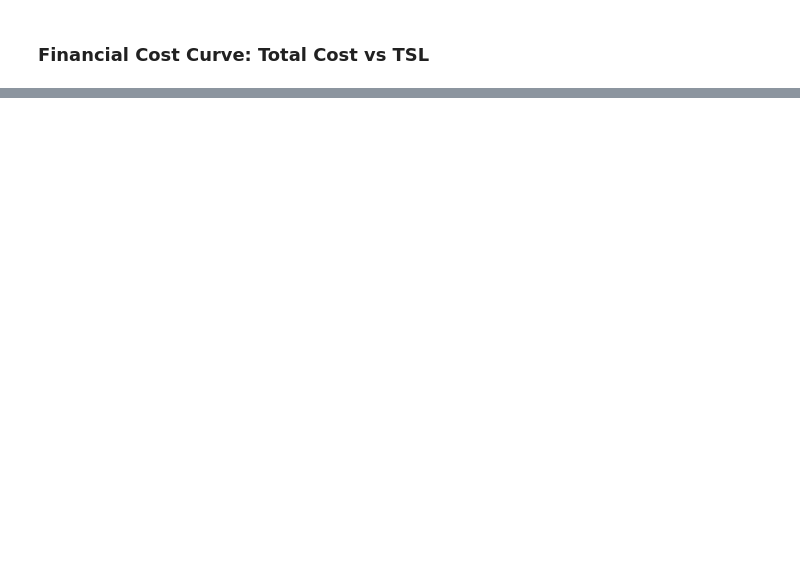
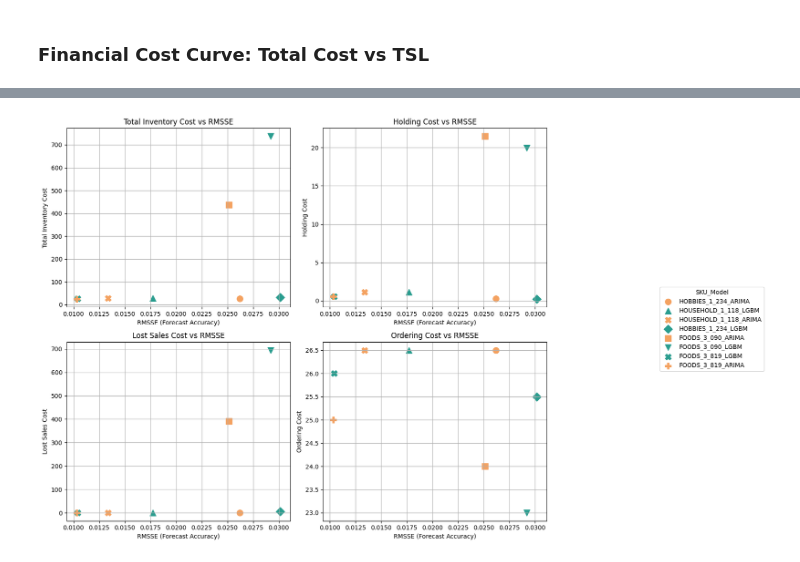
Before and after one commit to Clairey33/IOE541-Project----From-Forecasts-to-Fulfillment, a Jupyter notebook: Code/result_evaluation.ipynb, the cells around one changed output, grey strips where cells are left out. Cells and saved outputs as stored; diff of their text form; code cells hidden in the pictures; blank space fills up the shorter version.

Commit message:
Updated result evluation and added visual outputs

```diff
--- a/Code/result_evaluation.ipynb
+++ b/Code/result_evaluation.ipynb
@@ -413,0 +283,8 @@ plt.show()
+# %%
+import pandas as pd
+import matplotlib.pyplot as plt
+import seaborn as sns
+
+
+cost_accuracy_df = df[df["tsl"] == 0.95][["sku", "model", "total_cost", "holding_cost", "lost_sales_cost", "ordering_cost", "RMSSE"]]
+cost_accuracy_df
@@ -413,0 +301,70 @@ plt.show()
+# %%
+import matplotlib.pyplot as plt
+import seaborn as sns
+
+# Create a combined label column
+cost_accuracy_df["label"] = cost_accuracy_df["sku"] + "_" + cost_accuracy_df["model"]
+
+# Define the figure and axes
+fig, axes = plt.subplots(2, 2, figsize=(14, 10))
+axes = axes.flatten()
+
+# Define metrics and their titles
+metrics = [
+    ("total_cost", "Total Inventory Cost"),
+    ("holding_cost", "Holding Cost"),
+    ("lost_sales_cost", "Lost Sales Cost"),
+    ("ordering_cost", "Ordering Cost")
+]
+
+# Color palette by model
+palette = {
+    "ARIMA": "#F4A261",
+    "LGBM": "#2A9D8F"
+}
+
+# Marker styles by SKU_Model label
+markers = {
+    "HOBBIES_1_234_ARIMA": "o",
+    "HOUSEHOLD_1_118_ARIMA": "X",
+    "FOODS_3_090_ARIMA": "s",
+    "FOODS_3_819_ARIMA": "P",
+    "HOBBIES_1_234_LGBM": "D",
+    "HOUSEHOLD_1_118_LGBM": "^",
+    "FOODS_3_090_LGBM": "v",
+    "FOODS_3_819_LGBM": "X"
+}
+
+# Plot each metric
+for i, (metric, ylabel) in enumerate(metrics):
+    ax = axes[i]
+    for label in cost_accuracy_df["label"].unique():
+        sub = cost_accuracy_df[cost_accuracy_df["label"] == label]
+        model = sub["model"].values[0]
+        ax.scatter(
+            sub["RMSSE"],
+            sub[metric],
+            label=label,
+            color=palette[model],
+            marker=markers[label],
+            s=100
+        )
+    ax.set_title(f"{ylabel} vs RMSSE")
+    ax.set_xlabel("RMSSE (Forecast Accuracy)")
+    ax.set_ylabel(ylabel)
+    ax.grid(True)
+
+# Create one shared legend
+handles, labels = axes[0].get_legend_handles_labels()
+fig.legend(
+    handles,
+    labels,
+    title="SKU_Model",
+    loc="center left",
+    bbox_to_anchor=(1.02, 0.5)
+)
+
+plt.tight_layout(rect=[0, 0, 0.85, 1])  # reserve space for the side legend
+plt.show()
+# %% [output]
+[figure, added]
```
Also changed, not shown: parts of 20 cells of this notebook, 9 other files.
